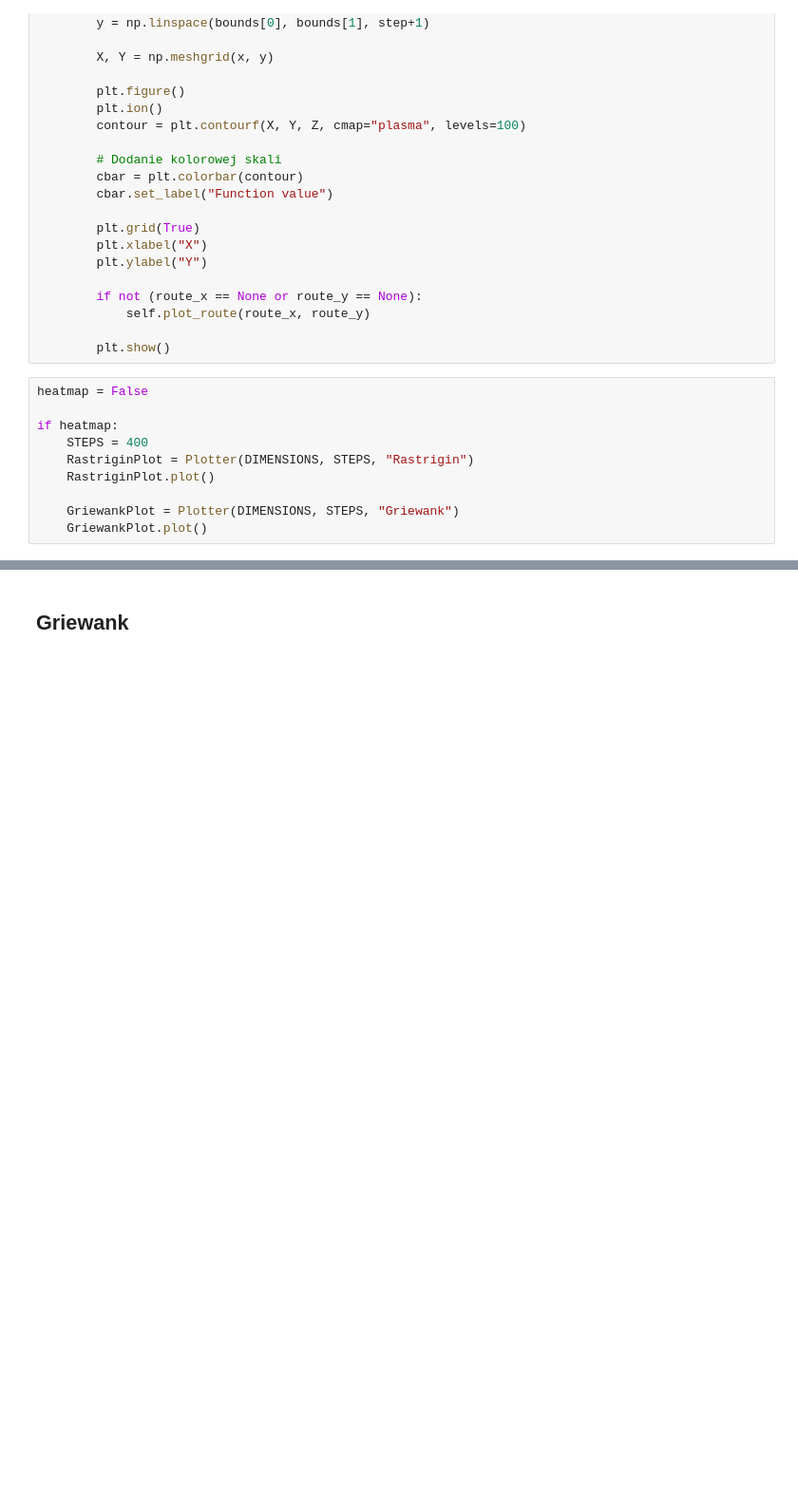
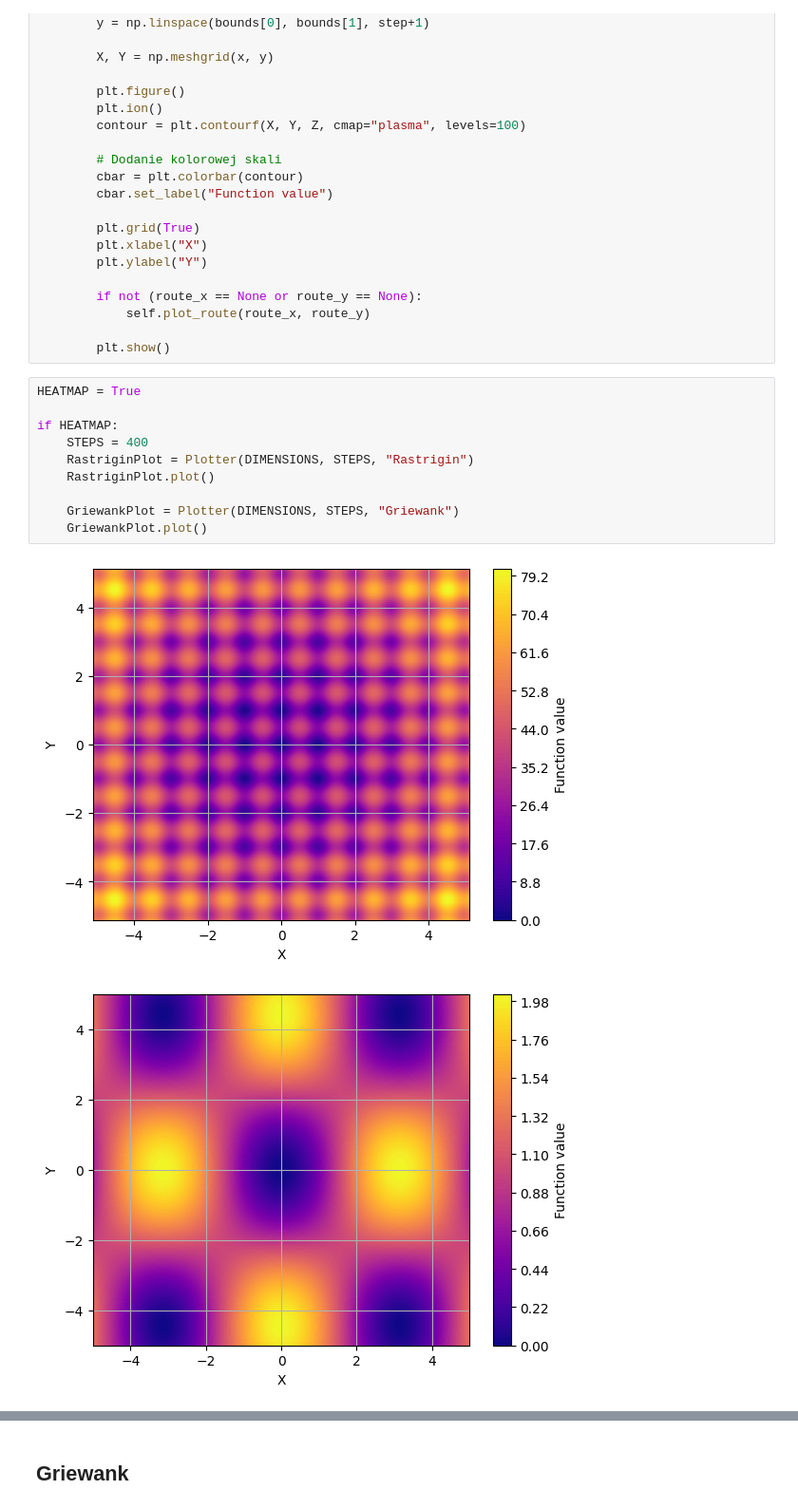
Before and after one commit to mwewior/introduction-to-ai, a Jupyter notebook: lab1/gradient.ipynb, the cells around one changed output, grey strips where cells are left out. Shown at 95% size. Saved outputs shown, nothing was run; the diff lists cells and outputs as text; blank space fills up the shorter version.

```diff
--- a/lab1/gradient.ipynb
+++ b/lab1/gradient.ipynb
@@ -286,15 +286,18 @@ class Plotter:
 
         plt.show()
 # %%
-heatmap = False
+HEATMAP = True
 
-if heatmap:
+if HEATMAP:
     STEPS = 400
     RastriginPlot = Plotter(DIMENSIONS, STEPS, "Rastrigin")
     RastriginPlot.plot()
 
     GriewankPlot = Plotter(DIMENSIONS, STEPS, "Griewank")
     GriewankPlot.plot()
+# %% [output]
+[figure, added]
+[figure, added]
 # %%
 class Experiment:
     def __init__(self, function, iterations: int, step: float, experiment_domain: float, epsilon: float, show: bool):
```
Also changed, not shown: parts of 14 cells of this notebook.
